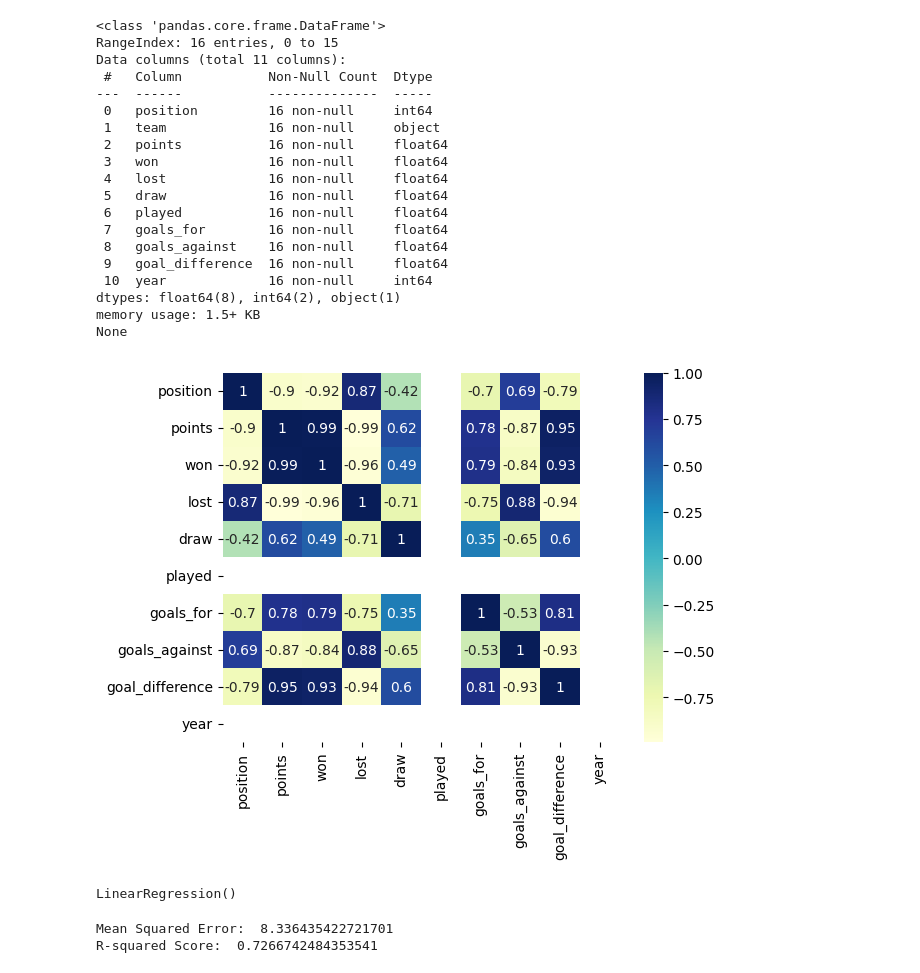
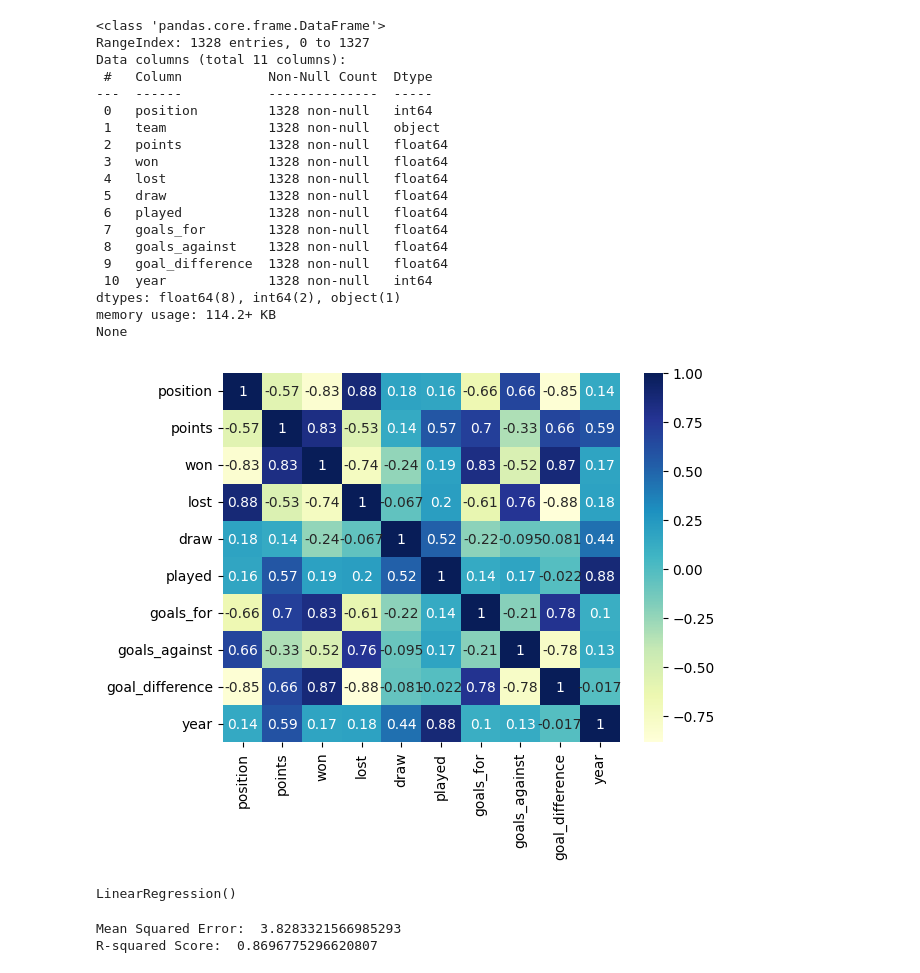
Before and after one commit to shaikhmq20/laliga-winner-predictor, a Jupyter notebook: match_data/prediction_model.ipynb, the cells around one changed output. Saved outputs shown, nothing was run; the diff lists cells and outputs as text; code cells hidden in the pictures.

```diff
--- a/match_data/prediction_model.ipynb
+++ b/match_data/prediction_model.ipynb
@@ -11,38 +11,38 @@ df = pd.read_csv("./normalized_data/1950-51_normalized.csv")
 # %%
 # Check for missing values and data types
 print(df.info())
 
 # Check for correlations between variables
 sns.heatmap(df.corr(), annot=True, cmap="YlGnBu")
 plt.show()
 
 # Define the features and target variable
-X = df[['played', 'won', 'draw', 'lost', 'goals_for', 'goals_against', 'goal_difference', 'points']]
+X = df[['played', 'won', 'draw', 'lost', 'goals_for', 'goals_against', 'goal_difference', 'points','year']]
 y = df['position']
 
 # Split the dataset into training and testing sets
 X_train, X_test, y_train, y_test = train_test_split(X, y, test_size=0.2, random_state=42)
 # %% [output]
 <class 'pandas.core.frame.DataFrame'>
-RangeIndex: 16 entries, 0 to 15
+RangeIndex: 1328 entries, 0 to 1327
 Data columns (total 11 columns):
  #   Column           Non-Null Count  Dtype
 ---  ------           --------------  -----
- 0   position         16 non-null     int64
- 1   team             16 non-null     object
- 2   points           16 non-null     float64
- 3   won              16 non-null     float64
- 4   lost             16 non-null     float64
- 5   draw             16 non-null     float64
- 6   played           16 non-null     float64
- 7   goals_for        16 non-null     float64
- 8   goals_against    16 non-null     float64
- 9   goal_difference  16 non-null     float64
- 10  year             16 non-null     int64
+ 0   position         1328 non-null   int64
+ 1   team             1328 non-null   object
+ 2   points           1328 non-null   float64
+ 3   won              1328 non-null   float64
+ 4   lost             1328 non-null   float64
+ 5   draw             1328 non-null   float64
+ 6   played           1328 non-null   float64
+ 7   goals_for        1328 non-null   float64
+ 8   goals_against    1328 non-null   float64
+ 9   goal_difference  1328 non-null   float64
+ 10  year             1328 non-null   int64
 dtypes: float64(8), int64(2), object(1)
-memory usage: 1.5+ KB
+memory usage: 114.2+ KB
 None
-[figure, old version]
+[figure, new version]
 # %%
 # Create an instance of the linear regression model
 lr_model = LinearRegression()
@@ -62,8 +62,8 @@ r2 = r2_score(y_test, y_pred)
 print("Mean Squared Error: ", mse)
 print("R-squared Score: ", r2)
 # %% [output]
-Mean Squared Error:  8.336435422721701
-R-squared Score:  0.7266742484353541
+Mean Squared Error:  3.8283321566985293
+R-squared Score:  0.8696775296620807
 # %%
 plt.scatter(y_test, y_pred)
 plt.xlabel("Actual Position")
```
Also changed, not shown: parts of 6 cells of this notebook, 2 other files.
